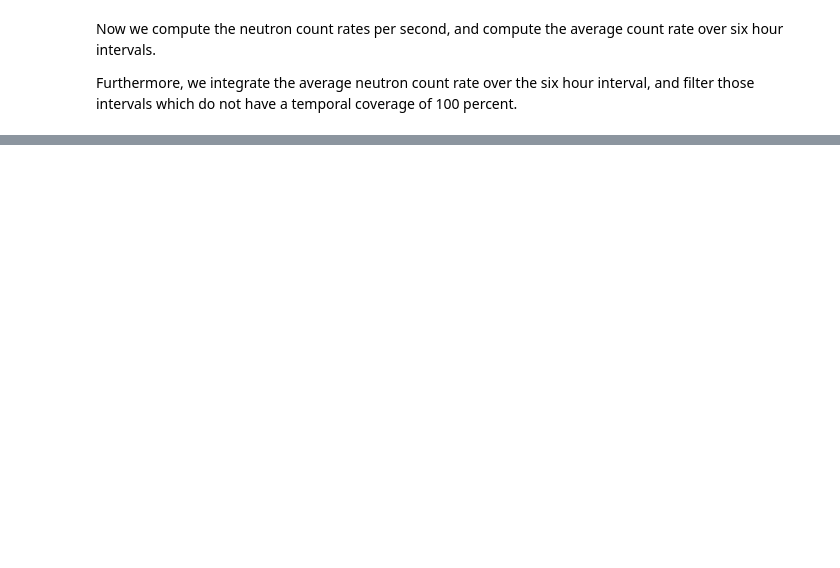
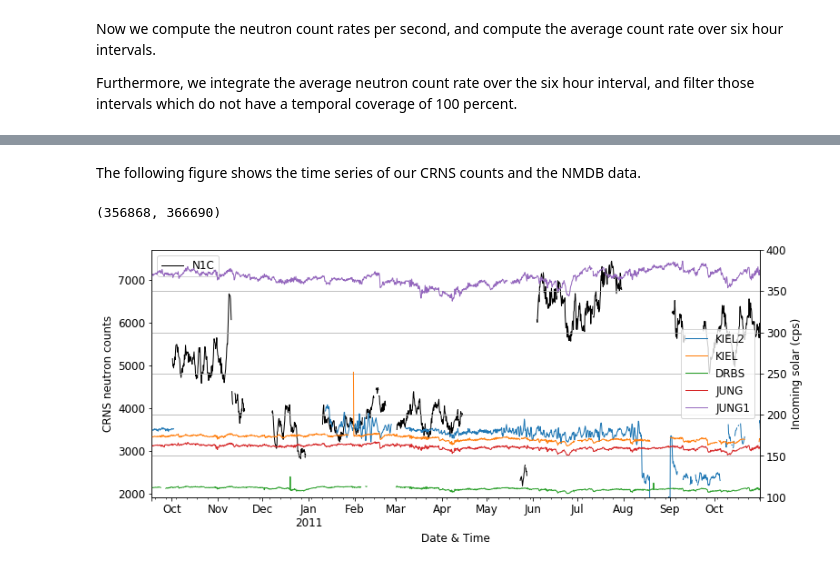
Before and after one commit to heistermann/cosmicsense, a Jupyter notebook: docs/source/notebooks/n_to_theta.ipynb, the cells around one changed output, grey strips where cells are left out. Cells and saved outputs as stored; diff of their text form; code cells hidden in the pictures; blank space fills up the shorter version.

Commit message:
Addd correction for incoming flux

```diff
--- a/docs/source/notebooks/n_to_theta.ipynb
+++ b/docs/source/notebooks/n_to_theta.ipynb
@@ -165,0 +181,27 @@ plt.grid()
+# %% [markdown]
+The following figure shows the time series of our CRNS counts and the NMDB data.
+# %%
+plt.rc('font', **{'size'   : 12})
+
+fig, ax = plt.subplots(figsize=(12,5))
+
+n1cpl = crns_6h.n1c.plot(ax=ax, label="N1C", color="black", lw=1)#ls="None", marker=".", mfc="black", mec="None", ms=2)
+plt.xlabel("Date & Time")
+plt.ylabel("CRNS neutron counts")
+plt.legend(loc="upper left")
+
+ax2 = ax.twinx()
+nmdb.KIEL2.plot(ax=ax2, label="KIEL2", lw=1)
+nmdb.KIEL.plot(ax=ax2, label="KIEL", lw=1)
+nmdb.DRBS.plot(ax=ax2, label="DRBS", lw=1)
+nmdb.JUNG.plot(ax=ax2, label="JUNG", lw=1)
+nmdb.JUNG1.plot(ax=ax2, label="JUNG1", lw=1)
+plt.ylim(100,400)
+plt.legend()
+plt.ylabel("Incoming solar (cps)")
+plt.grid()
+
+plt.xlim(crns_6h.index[0], crns_6h.index[-1])
+# %% [output]
+(356868, 366690)
+[figure, added]
```
Also changed, not shown: parts of 13 cells of this notebook, 1 other file.
